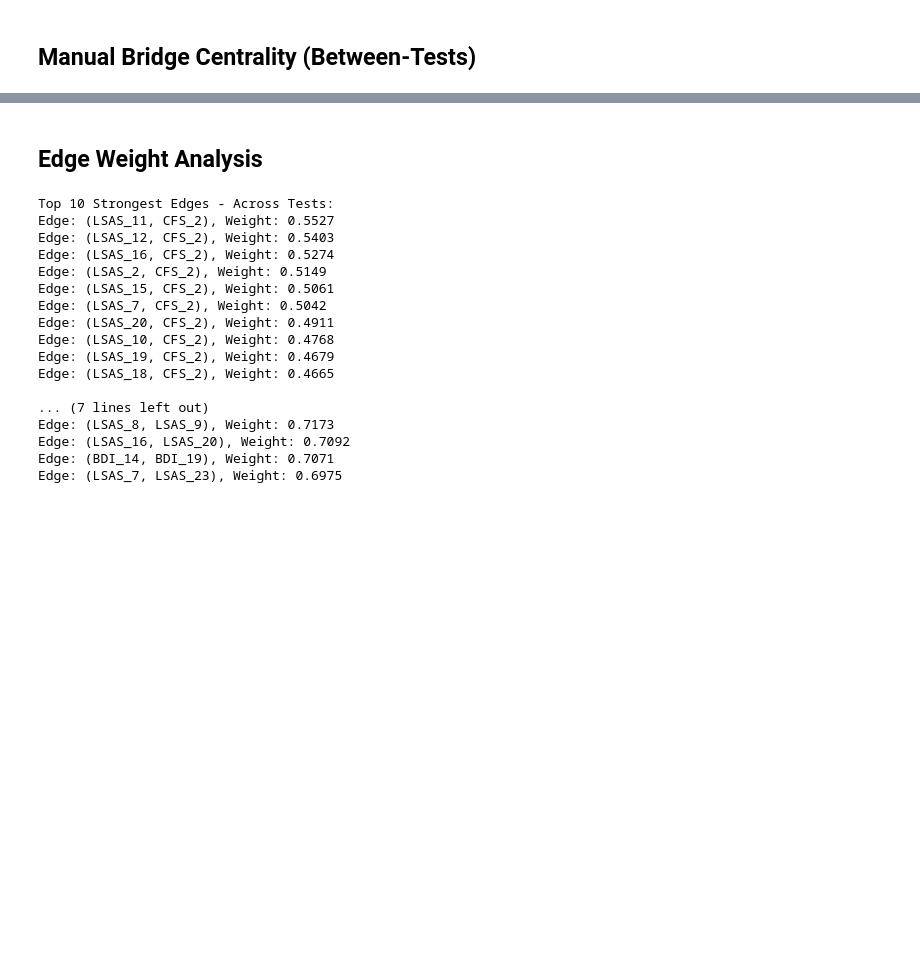
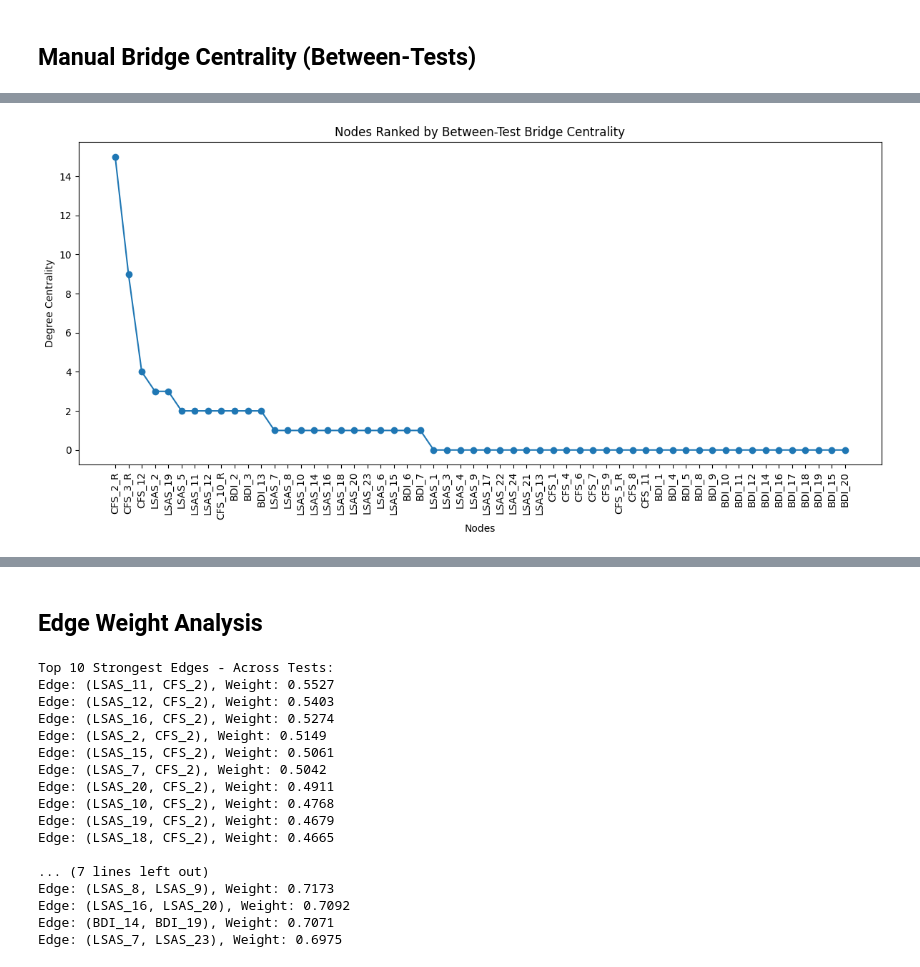
Before and after one commit to madisonlaprise/Senior_Thesis, a Jupyter notebook: Study1/Spearman_Association_Network.ipynb, the cells around one changed output, grey strips where cells are left out. Drawn from its saved outputs; the diff is of its cells as text; code cells hidden in the pictures; blank space fills up the shorter version.

```diff
--- a/Study1/Spearman_Association_Network.ipynb
+++ b/Study1/Spearman_Association_Network.ipynb
@@ -984,6 +860,25 @@ Node: LSAS_2, Bridge Centrality: 3
 Mean and Standard Deviation for LSAS:
 Mean: 7.333333333333333
 Standard Deviation: 18.33030277982336
+# %%
+node_names = [node for node in G.nodes()]
+centrality_scores = [bridge_centrality_scores[node] for node in G.nodes()]
+
+# Sort nodes by their degree centrality scores in descending order
+sorted_nodes = sorted(zip(node_names, centrality_scores), key=lambda x: x[1], reverse=True)
+sorted_node_names, sorted_centrality_scores = zip(*sorted_nodes)
+
+# Plot the line graph
+plt.figure(figsize=(12, 6))
+plt.plot(sorted_node_names, sorted_centrality_scores, marker='o')
+plt.xticks(rotation=90)
+plt.xlabel('Nodes')
+plt.ylabel('Degree Centrality')
+plt.title('Nodes Ranked by Between-Test Bridge Centrality')
+plt.tight_layout()
+plt.show()
+# %% [output]
+[figure, added]
 # %%
 # Visualize the graph with bridge centrality and color coding by test type
 node_sizes = [1000 * bridge_centrality_scores[node] for node in G.nodes()]
```
Also changed, not shown: parts of 14 cells of this notebook.
